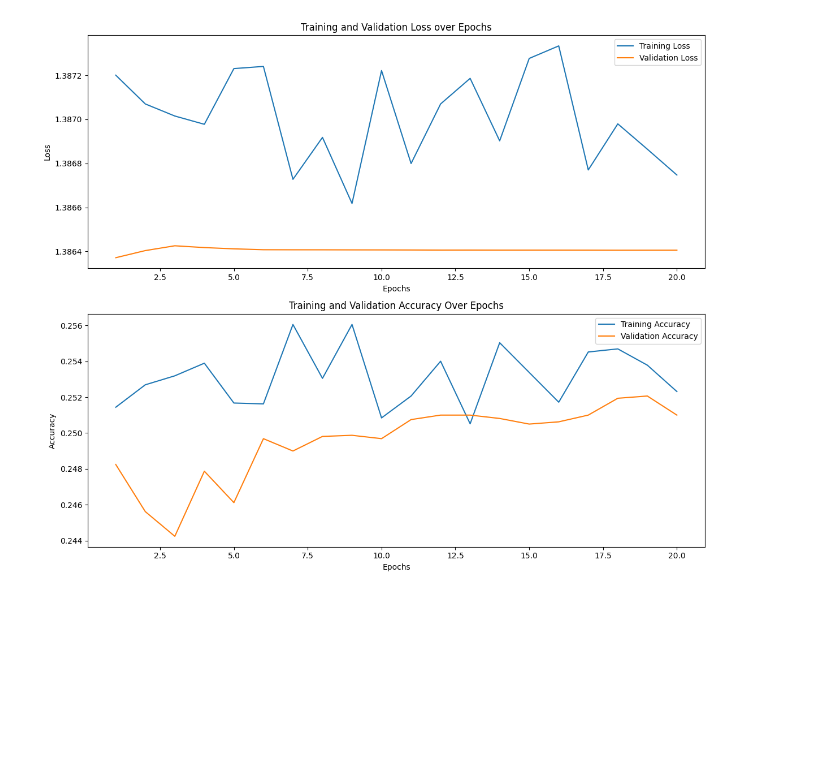
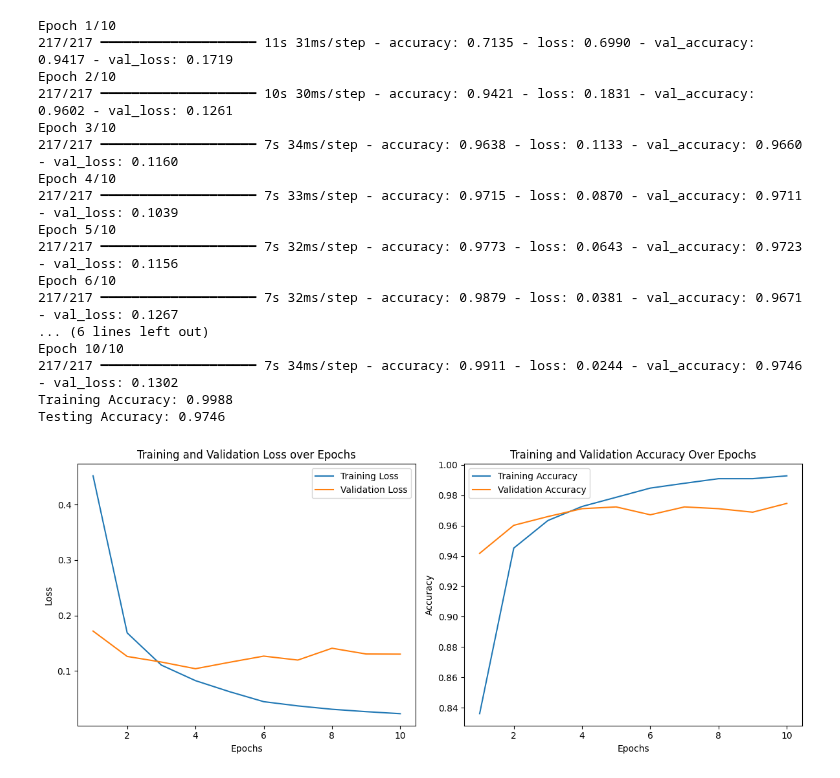
Before and after one commit to xujianhong/Twitter_depression_detection, a Jupyter notebook: BiLSTM.ipynb, the cells around one changed output. Drawn from its saved outputs; the diff is of its cells as text; code cells hidden in the pictures; blank space fills up the shorter version.

Commit message:
BiLSTM completed with 9k datasets

```diff
--- a/BiLSTM.ipynb
+++ b/BiLSTM.ipynb
@@ -203,0 +80,3 @@ Epoch 12/20
+# %%
+train_text, test_text, train_label, test_label = train_test_split(df['clean_tweet'],df['labels'],
+                                                                  test_size=0.2,random_state=42)
@@ -203,0 +154,13 @@ Epoch 12/20
+# %%
+model = Sequential()
+model.add(layers.Input(shape=(train_text.shape[1],)))
+model.add(layers.Embedding(
+    input_dim=vocab_size, output_dim=EMBEDDING_DIM, weights=[embedding_matrix],input_length=max_length))
+model.add(layers.Dropout(0.3))
+model.add(layers.Bidirectional(layers.LSTM(32, dropout=0.2, recurrent_dropout=0.2)))
+model.add(layers.Dropout(0.3))
+model.add(layers.Dense(32, activation='swish'))
+model.add(layers.Dropout(0.3))
+model.add(layers.Dense(3, activation='softmax'))
+model.compile(optimizer='adam',loss='categorical_crossentropy', metrics=['accuracy'])
+model.summary()
@@ -204,25 +189,56 @@ Epoch 12/20
+# %%
+history = model.fit(train_text, train_label, epochs=10, verbose=1,
+                    validation_data=(test_text,test_label))
+
+loss,accuracy = model.evaluate(train_text, train_label, verbose=0)
+print(f'Training Accuracy: {accuracy:.4f}')
+loss, accuracy = model.evaluate(test_text,test_label,verbose=0)
+print(f"Testing Accuracy: {accuracy:.4f}")
+# %% [output]
+Epoch 1/10
+217/217 ━━━━━━━━━━━━━━━━━━━━ 11s 31ms/step - accuracy: 0.7135 - loss: 0.6990 - val_accuracy: 0.9417 - val_loss: 0.1719
+Epoch 2/10
+217/217 ━━━━━━━━━━━━━━━━━━━━ 10s 30ms/step - accuracy: 0.9421 - loss: 0.1831 - val_accuracy: 0.9602 - val_loss: 0.1261
+Epoch 3/10
+217/217 ━━━━━━━━━━━━━━━━━━━━ 7s 34ms/step - accuracy: 0.9638 - loss: 0.1133 - val_accuracy: 0.9660 - val_loss: 0.1160
+Epoch 4/10
+217/217 ━━━━━━━━━━━━━━━━━━━━ 7s 33ms/step - accuracy: 0.9715 - loss: 0.0870 - val_accuracy: 0.9711 - val_loss: 0.1039
+Epoch 5/10
+217/217 ━━━━━━━━━━━━━━━━━━━━ 7s 32ms/step - accuracy: 0.9773 - loss: 0.0643 - val_accuracy: 0.9723 - val_loss: 0.1156
+Epoch 6/10
+217/217 ━━━━━━━━━━━━━━━━━━━━ 7s 32ms/step - accuracy: 0.9879 - loss: 0.0381 - val_accuracy: 0.9671 - val_loss: 0.1267
+... (6 lines left out)
+Epoch 10/10
+217/217 ━━━━━━━━━━━━━━━━━━━━ 7s 34ms/step - accuracy: 0.9911 - loss: 0.0244 - val_accuracy: 0.9746 - val_loss: 0.1302
+Training Accuracy: 0.9988
+Testing Accuracy: 0.9746
 # %%
-plt.figure(figsize=(12,10))
 
-plt.subplot(2,1,1)
-plt.plot(range(1,EPOCHS +1), train_losses, label='Training Loss')
-plt.plot(range(1, EPOCHS+1), val_losses, label ='Validation Loss')
+acc = history.history['accuracy']
+val_acc = history.history['val_accuracy']
+loss = history.history['loss']
+val_loss = history.history['val_loss']
+x = range(1, len(acc)+1)
+
+plt.figure(figsize=(12,5))
+plt.subplot(1,2,1)
+plt.plot(x, loss, label='Training Loss')
+plt.plot(x, val_loss, label ='Validation Loss')
 plt.xlabel('Epochs')
 plt.ylabel('Loss')
 plt.title('Training and Validation Loss over Epochs')
 plt.legend()
 
-
-plt.subplot(2,1,2)
-plt.plot(range(1, EPOCHS+1), train_accuracies, label='Training Accuracy')
-plt.plot(range(1, EPOCHS+1), val_accuracies, label='Validation Accuracy')
+plt.subplot(1, 2, 2)
+plt.plot(x, acc, label='Training Accuracy')
+plt.plot(x, val_acc, label='Validation Accuracy')
 plt.xlabel('Epochs')
 plt.ylabel('Accuracy')
 plt.title('Training and Validation Accuracy Over Epochs')
 plt.legend()
 
 plt.tight_layout()
 plt.show()
 # %% [output]
-[figure, old version]
+[figure, new version]
 # %%
```
Also changed, not shown: parts of 25 cells of this notebook.
